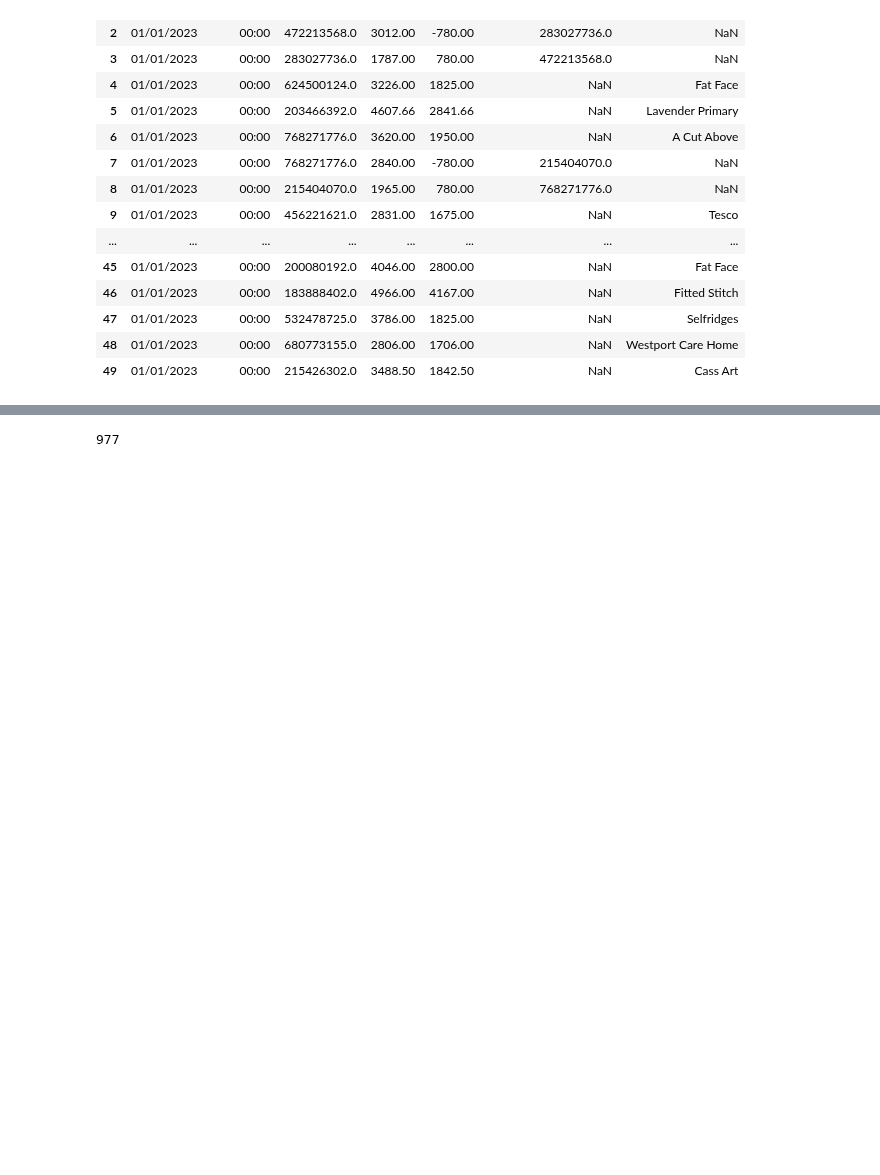
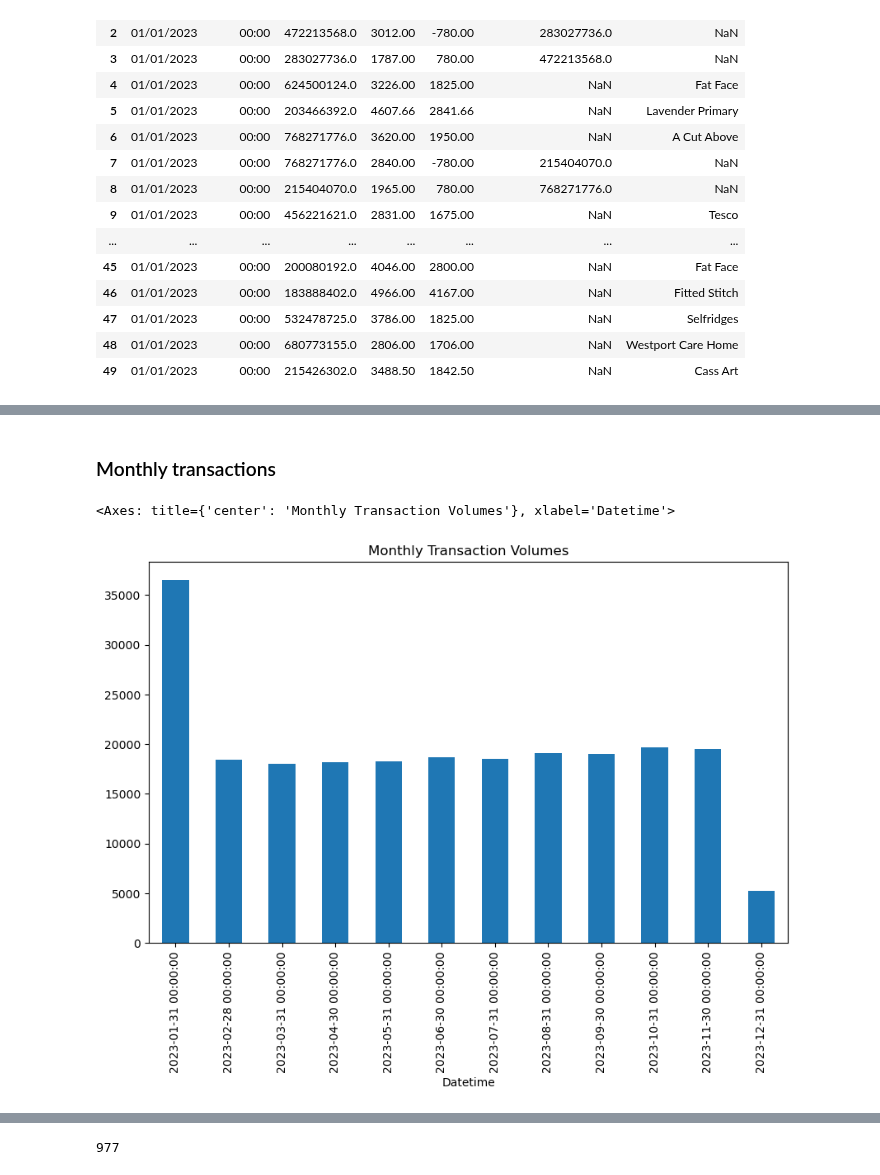
Before and after one commit to UoB-DSMP-2023-24/dsmp-2024-group27, a Jupyter notebook: Dataset2_EDA.ipynb, the cells around one changed output, grey strips where cells are left out. Cells and saved outputs as stored; diff of their text form; code cells hidden in the pictures; blank space fills up the shorter version.

Commit message:
cleaned Dataset 2

```diff
--- a/Dataset2_EDA.ipynb
+++ b/Dataset2_EDA.ipynb
@@ -25,0 +64,6 @@ df.head(50)
+# %%
+# Calculate rows with null values for both 'Third Party Account No' and 'Third Party Name'
+null_third_party = df[df['Third Party Account No'].isnull() &
+                                              df['Third Party Name'].isnull()]
+
+null_third_party
@@ -25,0 +86,13 @@ df.head(50)
+# %%
+# Displaying rows with missing values in 'Date', 'Timestamp', 'Account No', 'Balance', and 'Amount'
+missing_critical_info = df[df['Date'].isnull() |
+                             df['Timestamp'].isnull() |
+                             df['Account No'].isnull() |
+                             df['Balance'].isnull() |
+                             df['Amount'].isnull()]
+
+# Combine using 'pd.concat', assuming no common rows between the two subsets
+combined_null_data = pd.concat([null_third_party, missing_critical_info], axis=0).drop_duplicates()
+
+# Display the combined dataframe
+combined_null_data
@@ -25,0 +134,9 @@ df.head(50)
+# %%
+# Removing the combined_null_data from the orginal df
+
+# First, we need to identify the rows in 'df' that correspond to those in 'combined_null_data'
+# We will use an inner join on key columns to find matching rows that should be removed
+key_columns = ['Date', 'Timestamp', 'Account No', 'Balance', 'Amount']
+dataset2_cleaned = pd.merge(df, combined_null_data[key_columns], on=key_columns, how='left', indicator=True).query('_merge == "left_only"').drop(columns=['_merge'])
+
+dataset2_cleaned.isnull().sum()
@@ -25,0 +175,12 @@ df.head(50)
+# %%
+# First, ensure 'Date' is in datetime format for manipulation and 'Timestamp' as well
+dataset2_cleaned['Date'] = pd.to_datetime(dataset2_cleaned['Date'], dayfirst=True)
+dataset2_cleaned['Timestamp'] = pd.to_datetime(dataset2_cleaned['Timestamp'], format='%H:%M:%S').dt.time
+
+# Create a 'Datetime' column that combines 'Date' and 'Timestamp'
+dataset2_cleaned['Datetime'] = pd.to_datetime(dataset2_cleaned['Date'].astype(str) + ' ' + dataset2_cleaned['Timestamp'].astype(str))
+
+# Formatting 'Date' back to 'dd/mm/yyyy' string format after manipulation
+dataset2_cleaned['Date'] = dataset2_cleaned['Date'].dt.strftime('%d/%m/%Y')
+
+dataset2_cleaned
@@ -26 +232,10 @@ df.head(50)
+# %% [markdown]
+### Monthly transactions
+# %%
+monthly_transactions_dataset2 = dataset2_cleaned.set_index('Datetime').resample('M').size()
+
+monthly_transactions_dataset2.plot(kind='bar', figsize=(10, 6), title='Monthly Transaction Volumes')
+# %% [output]
+<Axes: title={'center': 'Monthly Transaction Volumes'}, xlabel='Datetime'>
+[figure, added]
 # %%
```
Also changed, not shown: parts of 24 cells of this notebook, 7 other files.
